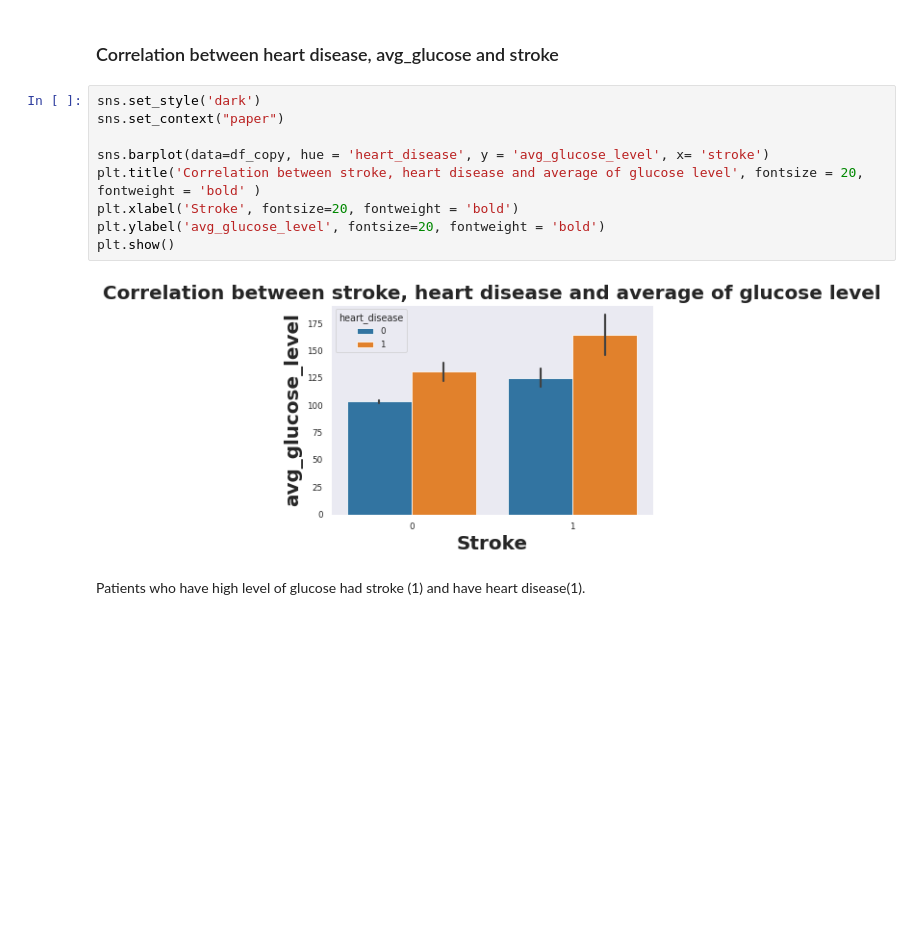
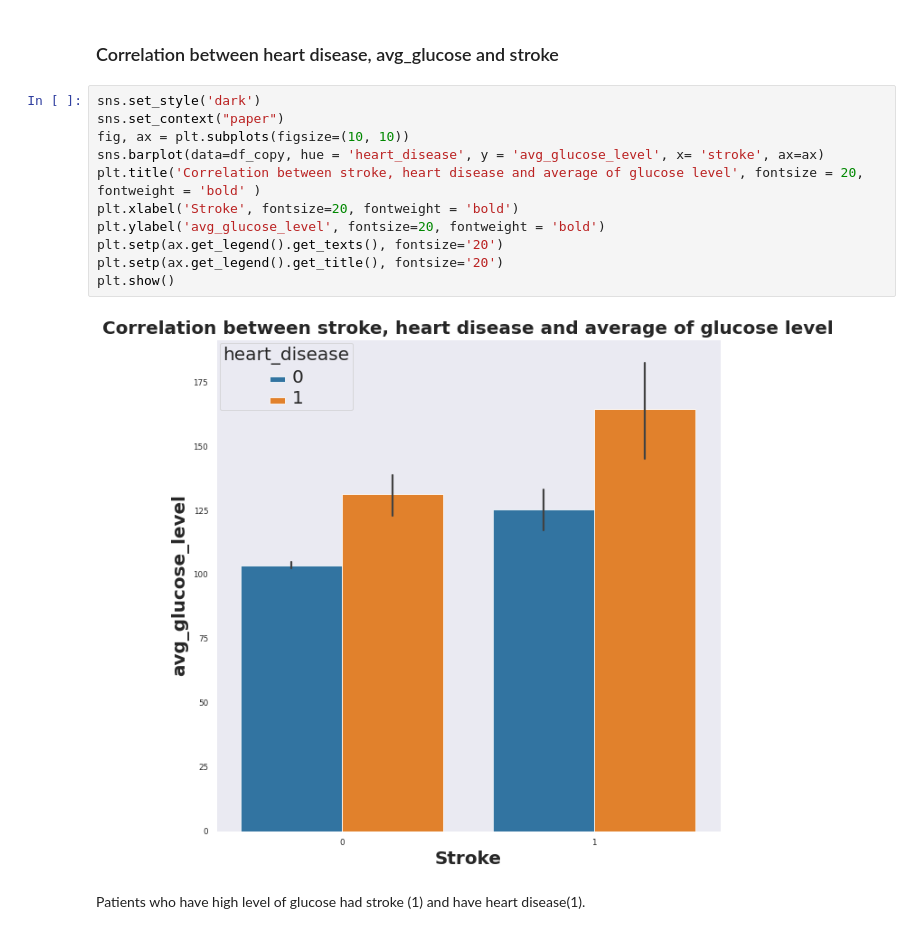
Before and after one commit to MileneCV/Stroke_Prediction_project, a Jupyter notebook: stroke_prediction_part4.ipynb, the cells around one changed output. Saved outputs shown, nothing was run; the diff lists cells and outputs as text; blank space fills up the shorter version.

```diff
--- a/stroke_prediction_part4.ipynb
+++ b/stroke_prediction_part4.ipynb
@@ -877,14 +883,16 @@ In patients who had stroke about 20% have heart disease and in patients who didn
 # %%
 sns.set_style('dark')
 sns.set_context("paper")
-
-sns.barplot(data=df_copy, hue = 'heart_disease', y = 'avg_glucose_level', x= 'stroke')
+fig, ax = plt.subplots(figsize=(10, 10))
+sns.barplot(data=df_copy, hue = 'heart_disease', y = 'avg_glucose_level', x= 'stroke', ax=ax)
 plt.title('Correlation between stroke, heart disease and average of glucose level', fontsize = 20, fontweight = 'bold' )
 plt.xlabel('Stroke', fontsize=20, fontweight = 'bold')
 plt.ylabel('avg_glucose_level', fontsize=20, fontweight = 'bold')
+plt.setp(ax.get_legend().get_texts(), fontsize='20')
+plt.setp(ax.get_legend().get_title(), fontsize='20')
 plt.show()
 # %% [output]
-[figure, old version]
+[figure, new version]
 # %% [markdown]
 Patients who have high level of glucose had stroke (1) and have heart disease(1).
 # %% [markdown]
```
Also changed, not shown: parts of 8 cells of this notebook.
